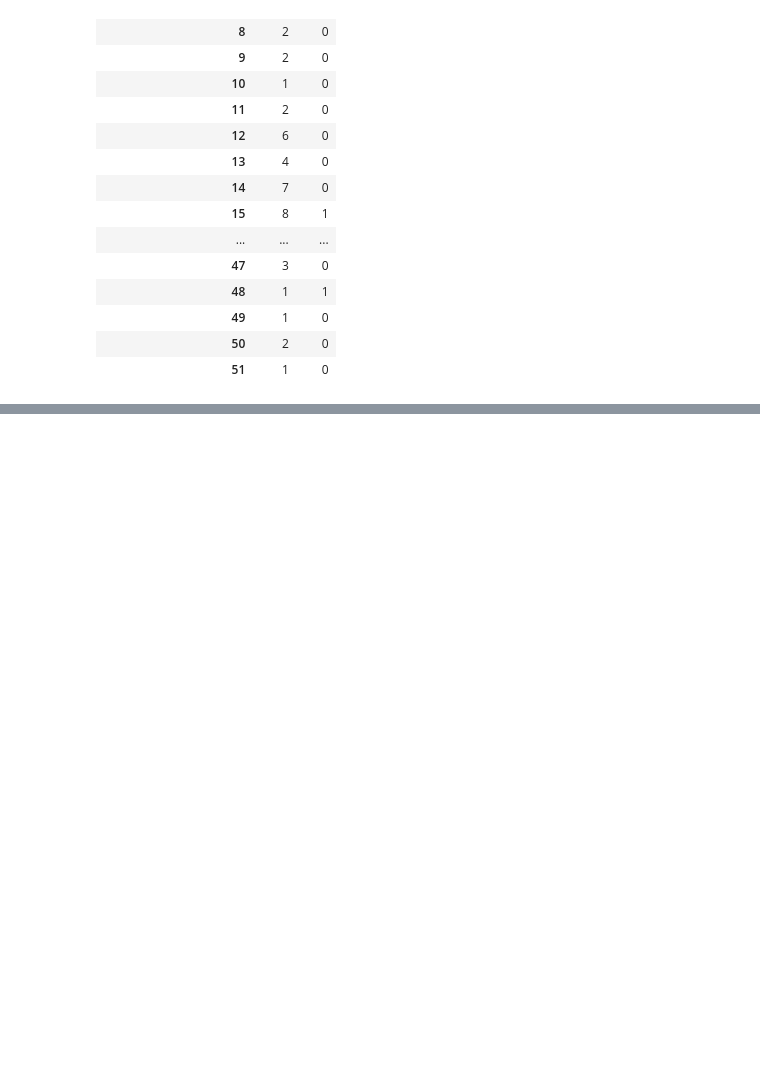
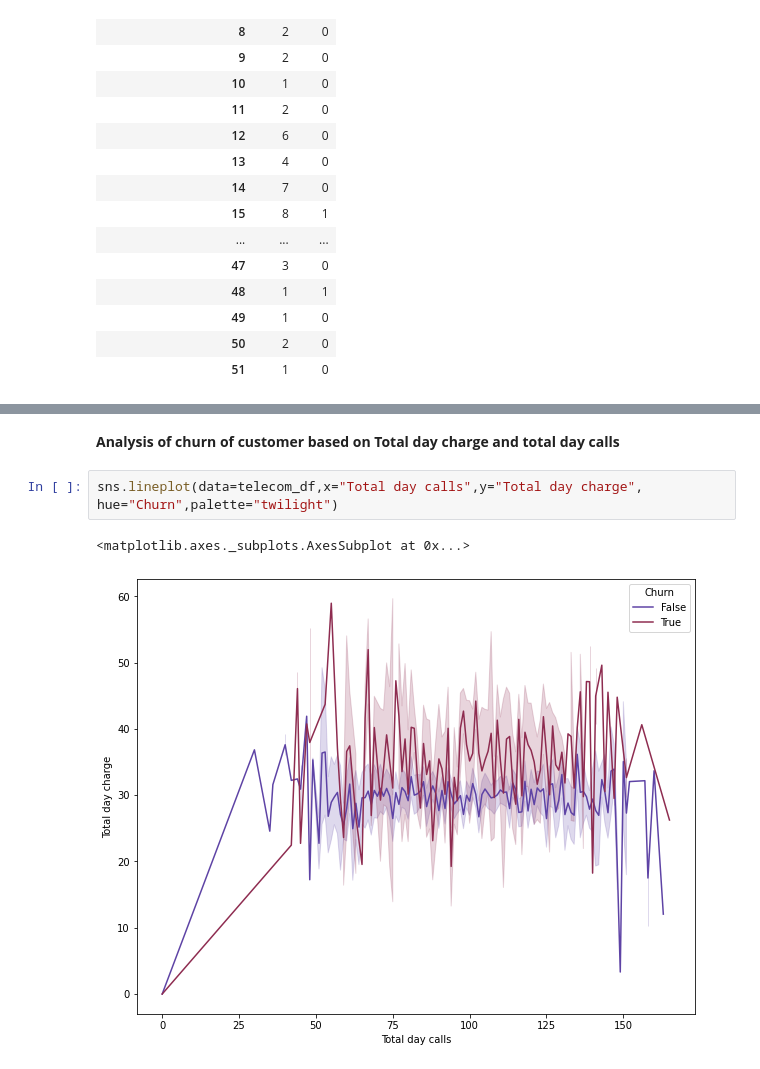
Before and after one commit to pavi-1994/telecom_churn_analysis, a Jupyter notebook: Telecom_Churn_Analysis_Capstone_Project.ipynb, the cells around one changed output, grey strips where cells are left out. Drawn from its saved outputs; the diff is of its cells as text; blank space fills up the shorter version.

```diff
--- a/Telecom_Churn_Analysis_Capstone_Project.ipynb
+++ b/Telecom_Churn_Analysis_Capstone_Project.ipynb
@@ -501,0 +468,7 @@ telecom_df['total_charge_per_day'] = telecom_df['Total day charge'] +telecom_df[
+# %% [markdown]
+**Analysis of churn of customer based on Total day charge and total day calls**
+# %%
+sns.lineplot(data=telecom_df,x="Total day calls",y="Total day charge", hue="Churn",palette="twilight")
+# %% [output]
+<matplotlib.axes._subplots.AxesSubplot at 0x...>
+[figure, added]
```
Also changed, not shown: parts of 59 cells of this notebook.
